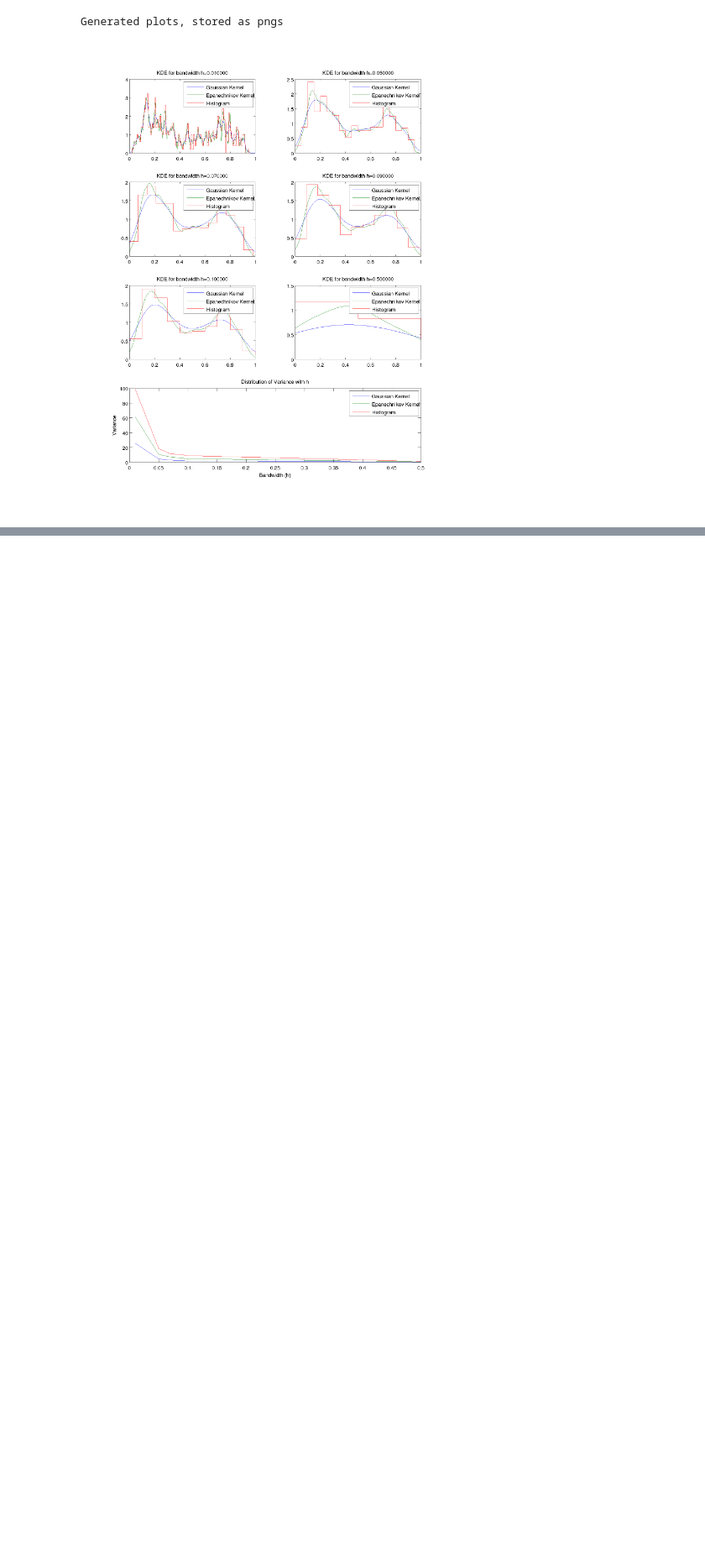
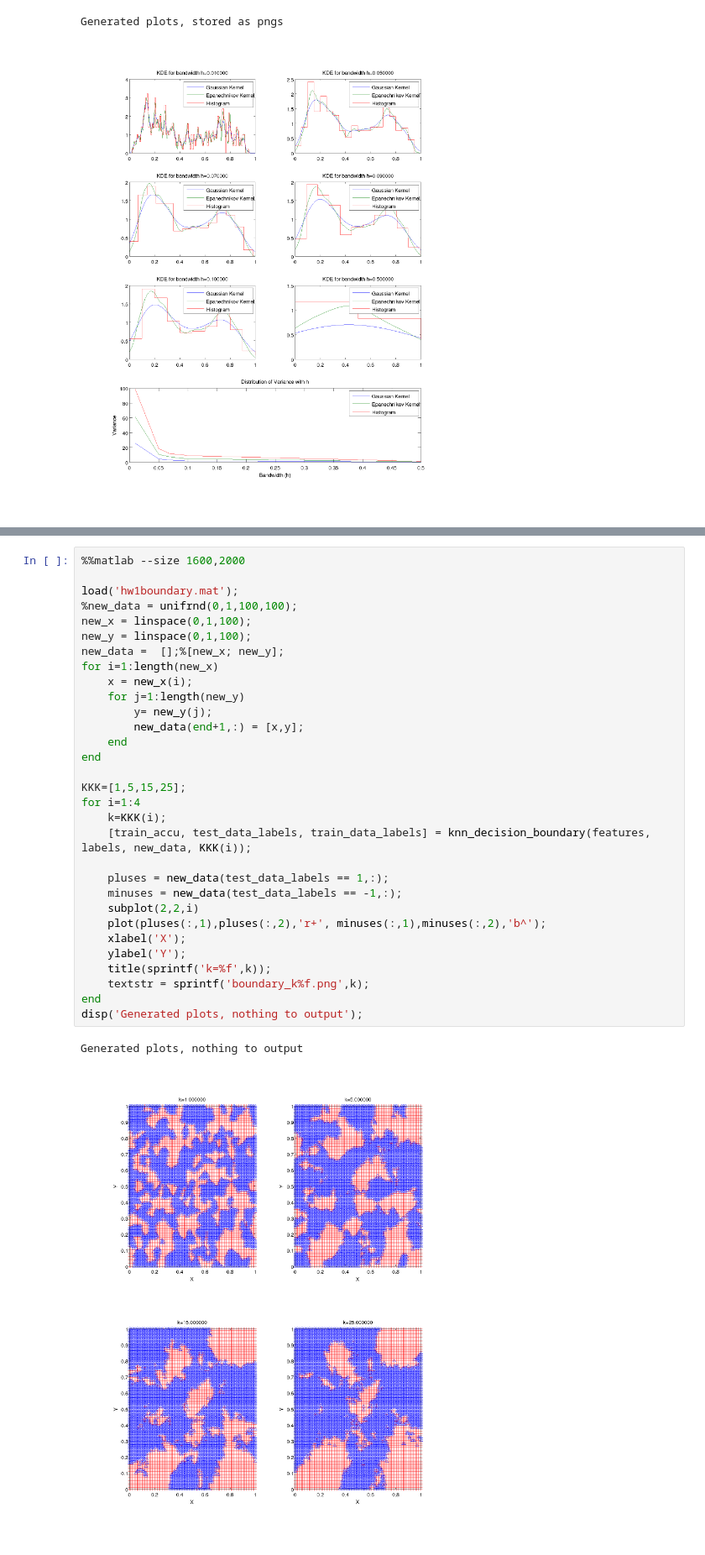
Before and after one commit to saketkc/hatex, a Jupyter notebook: 2015_Fall/CSCI-567/Homework1/data/programming/CSCI-567_Homework1.ipynb, the cells around one changed output, grey strips where cells are left out. Shown: that part at 84% size. Drawn from its saved outputs; the diff is of its cells as text; blank space fills up the shorter version.

```diff
--- a/2015_Fall/CSCI-567/Homework1/data/programming/CSCI-567_Homework1.ipynb
+++ b/2015_Fall/CSCI-567/Homework1/data/programming/CSCI-567_Homework1.ipynb
@@ -138,0 +242,34 @@ Generated plots, stored as pngs
+# %%
+%%matlab --size 1600,2000
+
+load('hw1boundary.mat');
+%new_data = unifrnd(0,1,100,100);
+new_x = linspace(0,1,100);
+new_y = linspace(0,1,100);
+new_data =  [];%[new_x; new_y];
+for i=1:length(new_x)
+    x = new_x(i);
+    for j=1:length(new_y)
+        y= new_y(j);
+        new_data(end+1,:) = [x,y];
+    end
+end
+
+KKK=[1,5,15,25];
+for i=1:4
+    k=KKK(i);
+    [train_accu, test_data_labels, train_data_labels] = knn_decision_boundary(features, labels, new_data, KKK(i));
+
+    pluses = new_data(test_data_labels == 1,:);
+    minuses = new_data(test_data_labels == -1,:);
+    subplot(2,2,i)
+    plot(pluses(:,1),pluses(:,2),'r+', minuses(:,1),minuses(:,2),'b^');
+    xlabel('X');
+    ylabel('Y');
+    title(sprintf('k=%f',k));
+    textstr = sprintf('boundary_k%f.png',k);
+end
+disp('Generated plots, nothing to output');
+# %% [output]
+Generated plots, nothing to output
+[figure, added]
```
Also changed, not shown: parts of 7 cells of this notebook.
